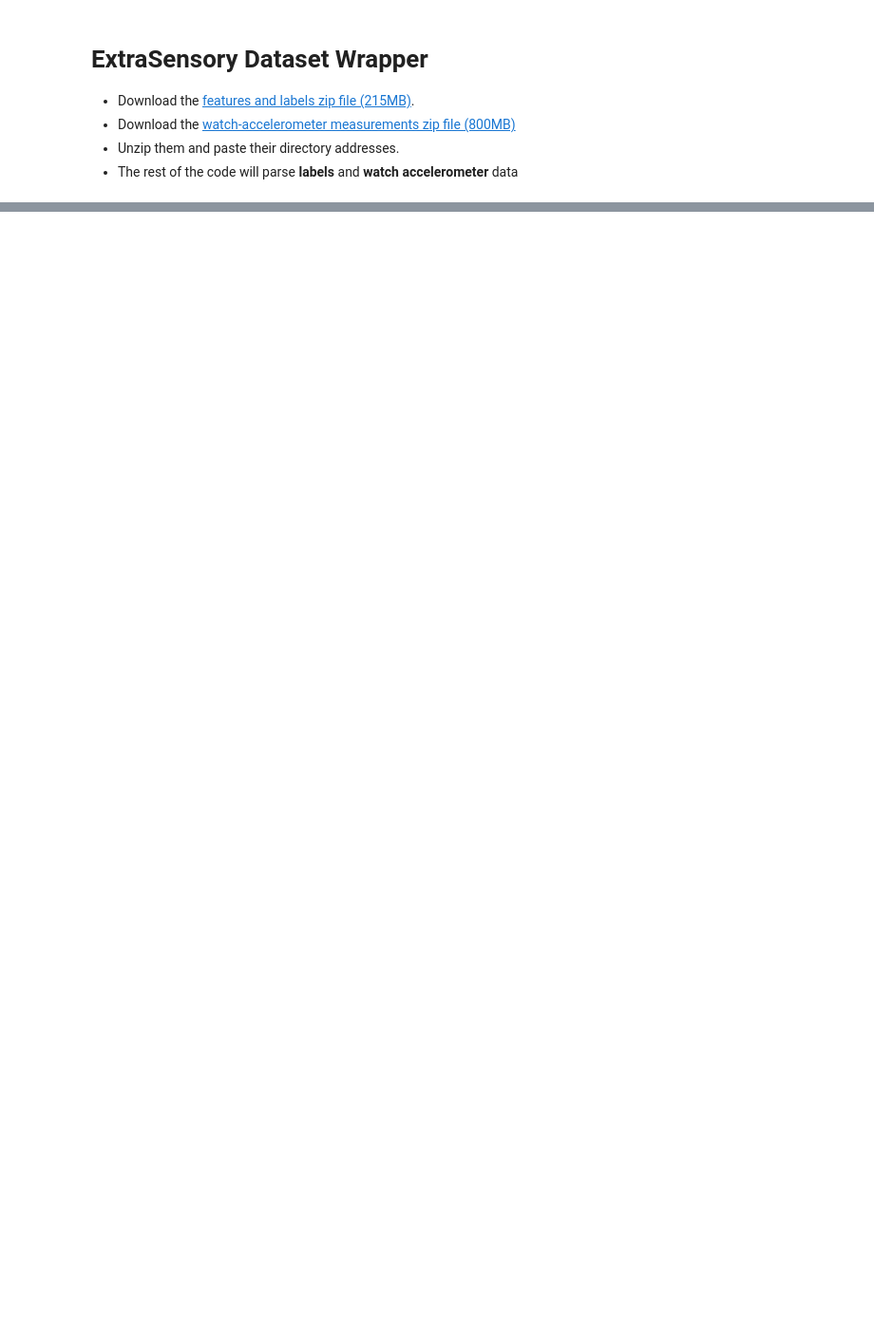
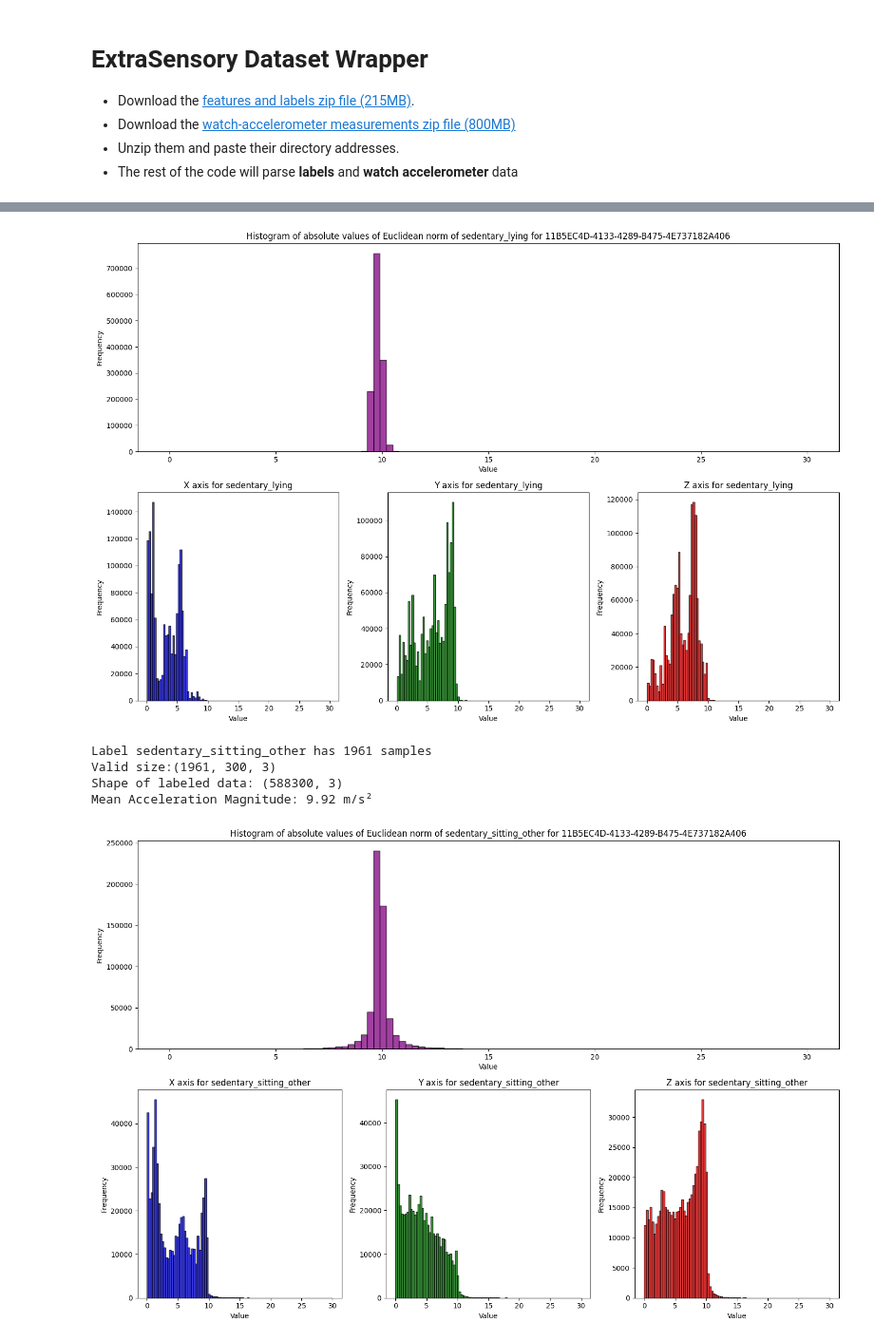
Before and after one commit to h-khayami/ssl-wearables, a Jupyter notebook: data_parsing/ExtraSensory_time_series_wrapper-final.ipynb, the cells around one changed output, grey strips where cells are left out. Shown at 95% size. Cells and saved outputs as stored; diff of their text form; code cells hidden in the pictures; blank space fills up the shorter version.

Commit message:
remove gravity from ExtraSensory

```diff
--- a/data_parsing/ExtraSensory_time_series_wrapper-final.ipynb
+++ b/data_parsing/ExtraSensory_time_series_wrapper-final.ipynb
@@ -125,0 +316,13 @@ F50235E0-DD67-4F2A-B00B-1F31ADA998B9
+# %%
+# read npy files to check
+Pid_tocheck = ts_with_id[54]
+X_raw = np.load(processed_path + "/" + Pid_tocheck + "_X_raw.npy")
+X = np.load(processed_path + "/" + Pid_tocheck + "_X.npy")
+Y = np.load(processed_path + "/" + Pid_tocheck + "_Y.npy")
+T = np.load(processed_path + "/" + Pid_tocheck + "_T.npy")
+P = np.load(processed_path + "/" + Pid_tocheck + "_P.npy", allow_pickle=True)
+#print the head of the data
+print(X[0:2])
+print(Y[0:2])
+print(T[0:6])
+print(P[0:2])
@@ -125,0 +350,58 @@ F50235E0-DD67-4F2A-B00B-1F31ADA998B9
+# %%
+CHECK_DATA = True
+if (CHECK_DATA):
+    print("X_raw shape:", X_raw.shape)
+    print("Y shape:", Y.shape)
+    print("P shape:", P.shape)
+    print("X min:", X_raw.min(),"X max:", X_raw.max())
+    import matplotlib.pyplot as plt
+    labels = list(label_mapping.keys())
+    num_labels = Y.shape[1]
+    print(f"{num_labels} labels: {labels}")
+    colors = ['b', 'g', 'r']
+    for label in range(num_labels):
+        label_indices = np.where(Y[:, label] == 1)[0]
+        print(f"Label {labels[label]} has {len(label_indices)} samples")
+        label_data = X_raw[label_indices]
+        # Find windows that contain any NaN
+        valid_windows_mask = ~np.isnan(label_data).any(axis=(1, 2))  # Shape (N,)
+        # Filter only valid windows
+        accel_valid = label_data[valid_windows_mask]  # Shape (N_valid, 300, 3)
+        # Compute norm and mean
+        # accel_magnitude = np.linalg.norm(accel_valid, axis=2)
+        # mean_magnitude_per_window = np.mean(accel_magnitude, axis=1)
+
+        print(f"Valid size:{accel_valid.shape}")
+        label_data = accel_valid.reshape(-1, 3)
+        # Calculate the Euclidean norm of the 3 axes
+        print(f"Shape of labeled data: {label_data.shape}")
+        label_data = label_data * 9.81 / 1000 #convert from milli-g to m/s²
+
+        euclidean_norm = np.linalg.norm(label_data, axis=1)
+        # Compute the mean magnitude
+        mean_magnitude = np.mean(euclidean_norm, axis=0)
+
+        print(f"Mean Acceleration Magnitude: {mean_magnitude:.2f} m/s²")
+        # Create a 2x3 grid for subplots
+        plt.figure(figsize=(15, 10))
+        # Plot the histogram of the Euclidean norm
+        plt.subplot(2, 3, (1, 3))
+        # Plot the histogram of the Euclidean norm
+        plt.hist(euclidean_norm, bins=100, alpha=0.75,color='purple', edgecolor='black', range=(0, 30))
+        plt.title(f'Histogram of absolute values of Euclidean norm of {labels[label]} for {Pid_tocheck}')
+        plt.xlabel('Value')
+        plt.ylabel('Frequency')
+        for i, axis in enumerate(['X', 'Y', 'Z']):
+            plt.subplot(2, 3, i + 4)
+            plt.hist(np.abs(label_data[:, i]), bins=100, alpha=0.75, color=colors[i], edgecolor='black', range=(0, 30))
+            plt.title(f'{axis} axis for {labels[label]}')
+            plt.xlabel('Value')
+            plt.ylabel('Frequency')
+        plt.tight_layout()
+        # Save the figure
+        plot_dir = os.path.join("../plots/imgs/")
+        os.makedirs(plot_dir, exist_ok=True)
+        plt.savefig(os.path.join(plot_dir, f"ExtraSensory Accel hist_{labels[label]}.png"))
+        plt.show()
+        plt.close()
+# %% [output]
@@ -125,0 +417,6 @@ F50235E0-DD67-4F2A-B00B-1F31ADA998B9
+[figure, added]
+Label sedentary_sitting_other has 1961 samples
+Valid size:(1961, 300, 3)
+Shape of labeled data: (588300, 3)
+Mean Acceleration Magnitude: 9.92 m/s²
+[figure, added]
```
Also changed, not shown: parts of 16 cells of this notebook.
